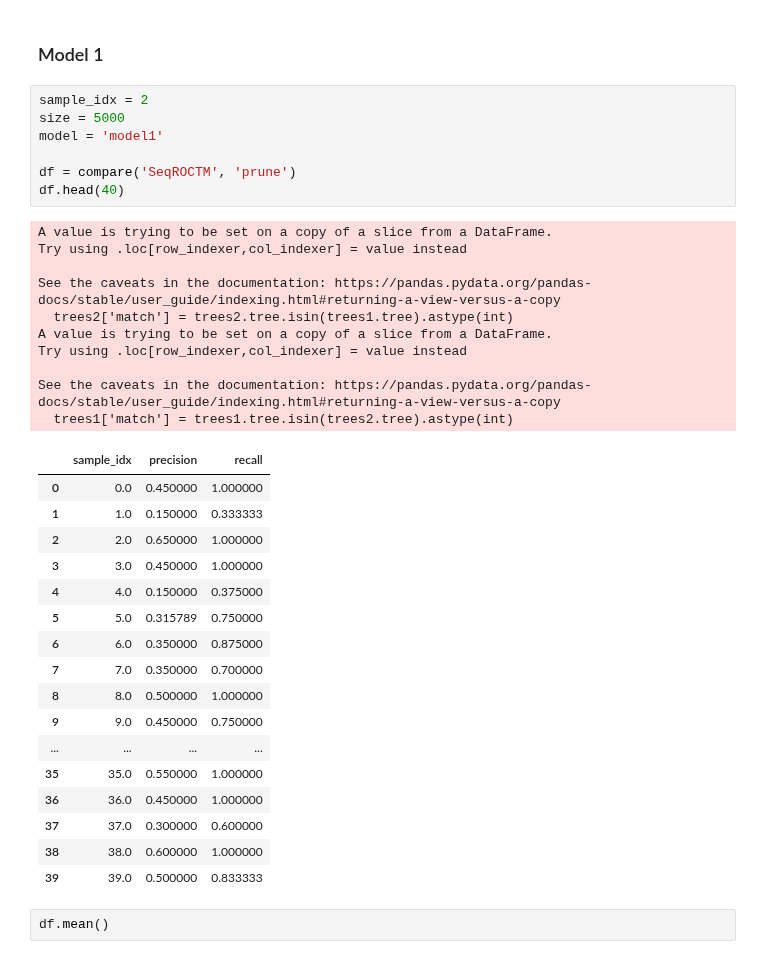
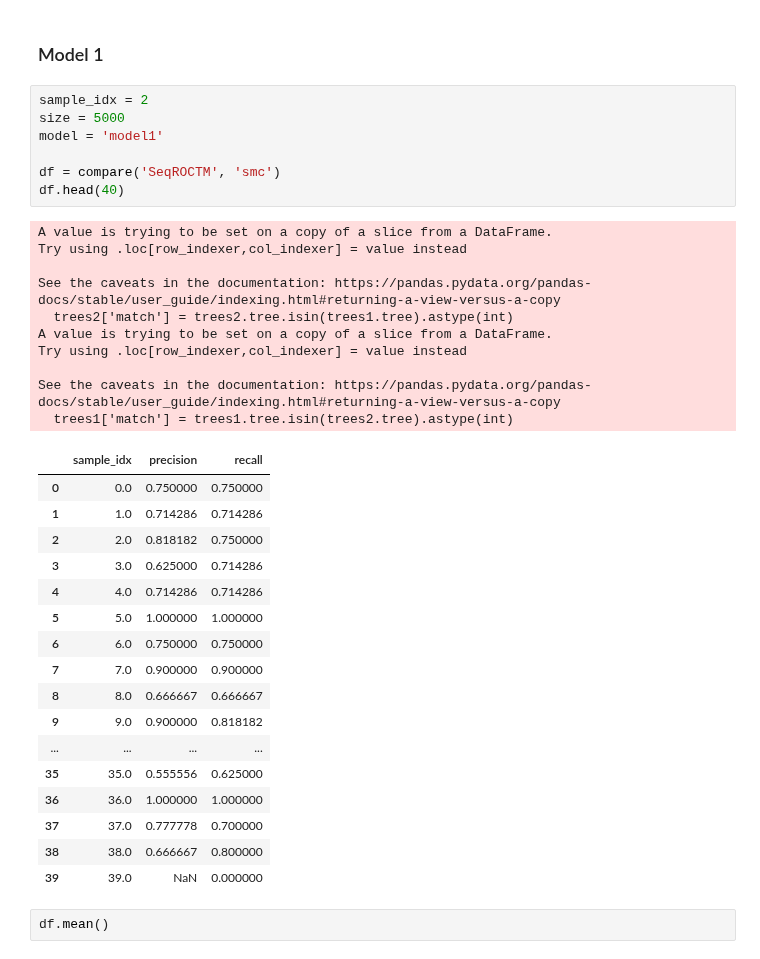
Before and after one commit to neuromat/smallest_maximizer_criterion, a Jupyter notebook: examples/notebooks/simulations/Comparison - mutual occurrences.ipynb, the cells around one changed output. Cells and saved outputs as stored; diff of their text form.

```diff
--- a/examples/notebooks/simulations/Comparison - mutual occurrences.ipynb
+++ b/examples/notebooks/simulations/Comparison - mutual occurrences.ipynb
@@ -44,38 +44,38 @@ def compare(method1, method2):
 # %%
 sample_idx = 2
 size = 5000
 model = 'model1'
 
-df = compare('SeqROCTM', 'prune')
+df = compare('SeqROCTM', 'smc')
 df.head(40)
 # %% [output]
 A value is trying to be set on a copy of a slice from a DataFrame.
 Try using .loc[row_indexer,col_indexer] = value instead
 
 See the caveats in the documentation: https://pandas.pydata.org/pandas-docs/stable/user_guide/indexing.html#returning-a-view-versus-a-copy
   trees2['match'] = trees2.tree.isin(trees1.tree).astype(int)
 A value is trying to be set on a copy of a slice from a DataFrame.
 Try using .loc[row_indexer,col_indexer] = value instead
 
 See the caveats in the documentation: https://pandas.pydata.org/pandas-docs/stable/user_guide/indexing.html#returning-a-view-versus-a-copy
   trees1['match'] = trees1.tree.isin(trees2.tree).astype(int)
 |  | sample_idx | precision | recall |
-| 0 | 0.0 | 0.450000 | 1.000000 |
-| 1 | 1.0 | 0.150000 | 0.333333 |
-| 2 | 2.0 | 0.650000 | 1.000000 |
-| 3 | 3.0 | 0.450000 | 1.000000 |
-| 4 | 4.0 | 0.150000 | 0.375000 |
-| 5 | 5.0 | 0.315789 | 0.750000 |
-| 6 | 6.0 | 0.350000 | 0.875000 |
-| 7 | 7.0 | 0.350000 | 0.700000 |
-| 8 | 8.0 | 0.500000 | 1.000000 |
-| 9 | 9.0 | 0.450000 | 0.750000 |
+| 0 | 0.0 | 0.750000 | 0.750000 |
+| 1 | 1.0 | 0.714286 | 0.714286 |
+| 2 | 2.0 | 0.818182 | 0.750000 |
+| 3 | 3.0 | 0.625000 | 0.714286 |
+| 4 | 4.0 | 0.714286 | 0.714286 |
+| 5 | 5.0 | 1.000000 | 1.000000 |
+| 6 | 6.0 | 0.750000 | 0.750000 |
+| 7 | 7.0 | 0.900000 | 0.900000 |
+| 8 | 8.0 | 0.666667 | 0.666667 |
+| 9 | 9.0 | 0.900000 | 0.818182 |
 | ... | ... | ... | ... |
-| 35 | 35.0 | 0.550000 | 1.000000 |
-| 36 | 36.0 | 0.450000 | 1.000000 |
-| 37 | 37.0 | 0.300000 | 0.600000 |
-| 38 | 38.0 | 0.600000 | 1.000000 |
-| 39 | 39.0 | 0.500000 | 0.833333 |
+| 35 | 35.0 | 0.555556 | 0.625000 |
+| 36 | 36.0 | 1.000000 | 1.000000 |
+| 37 | 37.0 | 0.777778 | 0.700000 |
+| 38 | 38.0 | 0.666667 | 0.800000 |
+| 39 | 39.0 | NaN | 0.000000 |
 # %%
 df.mean()
 # %% [output]
```
Also changed, not shown: parts of 5 cells of this notebook, 5 other files.
